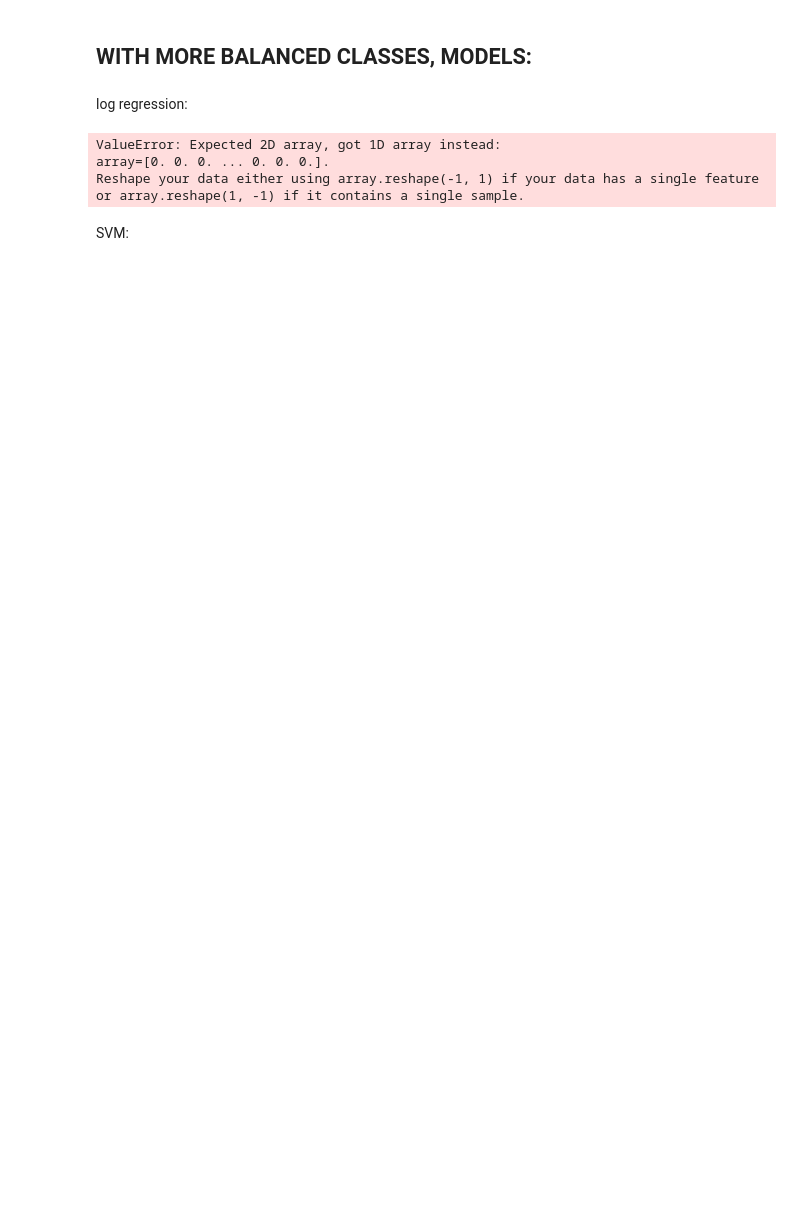
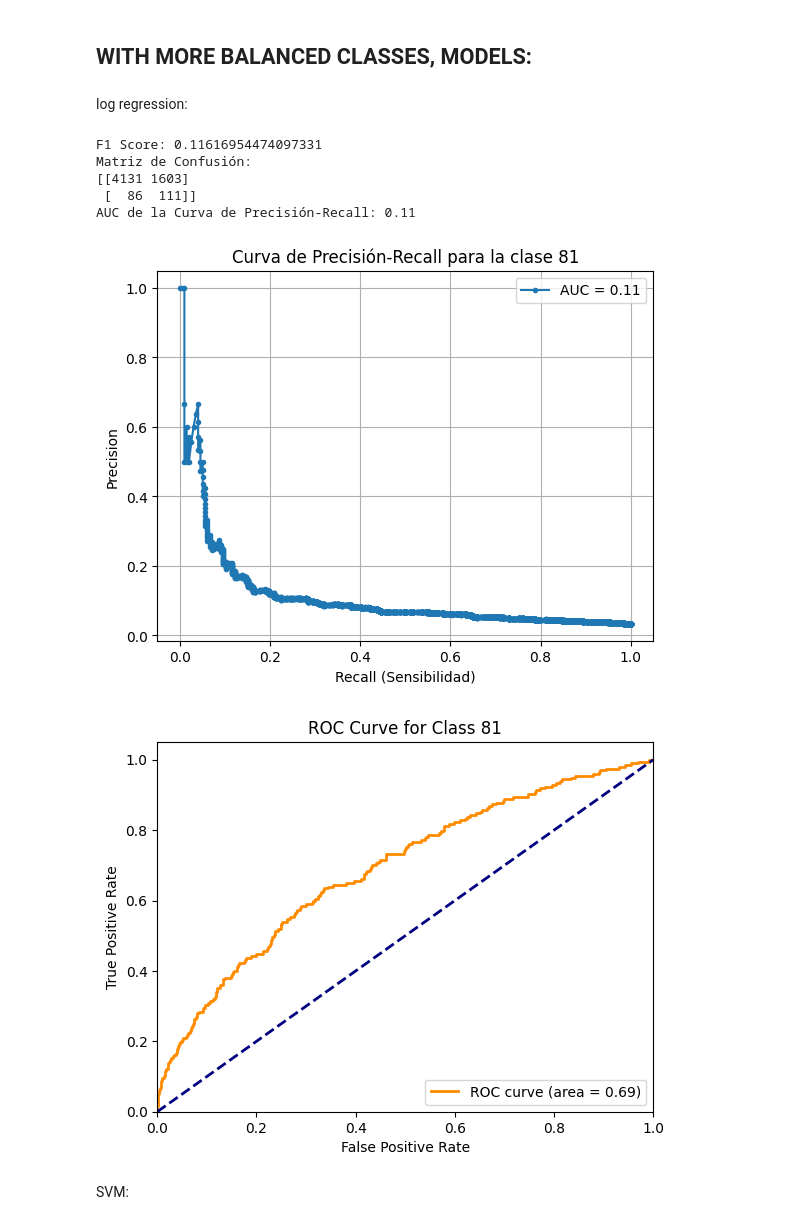
Before and after one commit to Zrive/zrive-ds-1q24-industry-classification, a Jupyter notebook: notebooks/classification_binarized.ipynb, the cells around one changed output. Drawn from its saved outputs; the diff is of its cells as text; code cells hidden in the pictures; blank space fills up the shorter version.

```diff
--- a/notebooks/classification_binarized.ipynb
+++ b/notebooks/classification_binarized.ipynb
@@ -304,65 +304,65 @@ df_naics['embeddings'] = df_naics['embeddings'].apply(ast.literal_eval)
 log regression:
 # %%
 
-# Convertir lista de listas a un array de NumPy para X
 X = np.array(df_naics['embeddings'].tolist())
-y = df_naics['33']
+y = df_naics['81']
 
-# Dividir los datos en conjuntos de entrenamiento y prueba
+
 X_train, X_test, y_train, y_test = train_test_split(X, y, test_size=0.2, random_state=42)
 
-# Entrenar un modelo de regresión logística con balanceo de clase
+
 model = LogisticRegression(class_weight='balanced',C=0.25, max_iter=1000)
 model.fit(X_train, y_train)
 
-# Realizar predicciones en el conjunto de prueba
+
 y_pred = model.predict(X_test)
-y_scores = model.predict_proba(X_test)[:, 1]  # probabilidades para la clase positiva
+y_scores = model.predict_proba(X_test)[:, 1]
 
-# Calcular el F1 score
+
 f1 = f1_score(y_test, y_pred)
 print(f'F1 Score: {f1}')
 
-# Calcular y mostrar la matriz de confusión
+
 conf_matrix = confusion_matrix(y_test, y_pred)
 print('Matriz de Confusión:')
 print(conf_matrix)
 
-# Curva de Precisión-Recall y AUC
 precision, recall, _ = precision_recall_curve(y_test, y_scores)
 auc_score = auc(recall, precision)
 print(f'AUC de la Curva de Precisión-Recall: {auc_score:.2f}')
 
 plt.figure()
 plt.plot(recall, precision, marker='.', label=f'AUC = {auc_score:.2f}')
-plt.title('Curva de Precisión-Recall para la clase 32')
+plt.title('Curva de Precisión-Recall para la clase 81')
 plt.xlabel('Recall (Sensibilidad)')
 plt.ylabel('Precision')
 plt.legend()
 plt.grid(True)
 plt.show()
 
 
 fpr, tpr, thresholds = roc_curve(y_test, y_scores)
 
-# Calcular el AUC
 roc_auc = auc(fpr, tpr)
 
-# Graficar la curva ROC
 plt.figure()
 plt.plot(fpr, tpr, color='darkorange', lw=2, label='ROC curve (area = %0.2f)' % roc_auc)
 plt.plot([0, 1], [0, 1], color='navy', lw=2, linestyle='--')
 plt.xlim([0.0, 1.0])
 plt.ylim([0.0, 1.05])
 plt.xlabel('False Positive Rate')
 plt.ylabel('True Positive Rate')
-plt.title('ROC Curve for Class 32')
+plt.title('ROC Curve for Class 81')
 plt.legend(loc="lower right")
 plt.show()
 # %% [output]
-ValueError: Expected 2D array, got 1D array instead:
-array=[0. 0. 0. ... 0. 0. 0.].
-Reshape your data either using array.reshape(-1, 1) if your data has a single feature or array.reshape(1, -1) if it contains a single sample.
+F1 Score: 0.11616954474097331
+Matriz de Confusión:
+[[4131 1603]
+ [  86  111]]
+AUC de la Curva de Precisión-Recall: 0.11
+[figure, added]
+[figure, added]
 # %% [markdown]
 SVM:
 # %%
```
Also changed, not shown: parts of 8 cells of this notebook.
